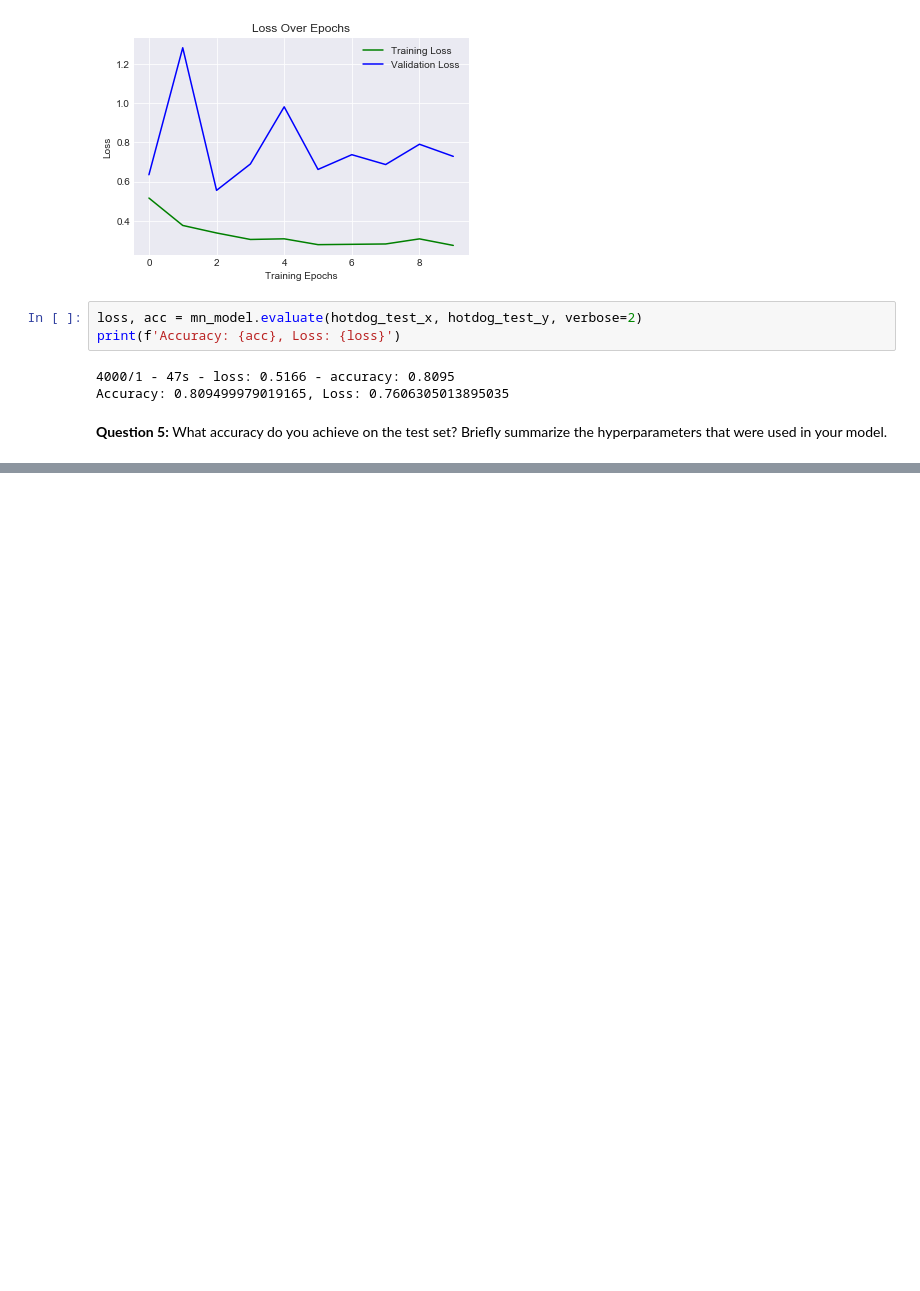
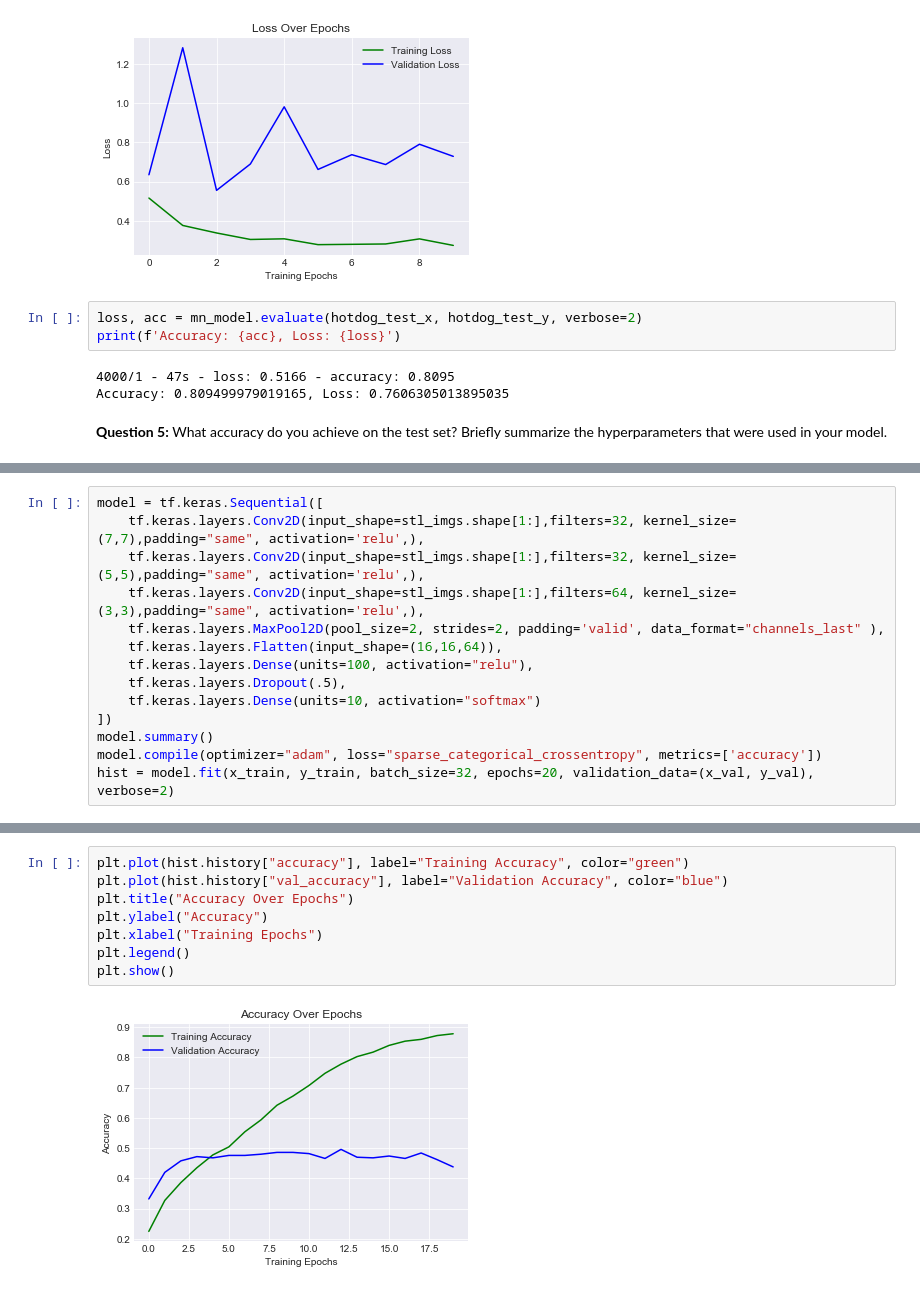
Before and after one commit to ejseal21/NeuralNetworks, a Jupyter notebook: project4/transfer_learning.ipynb, the cells around one changed output, grey strips where cells are left out. Saved outputs shown, nothing was run; the diff lists cells and outputs as text; blank space fills up the shorter version.

```diff
--- a/project4/transfer_learning.ipynb
+++ b/project4/transfer_learning.ipynb
@@ -398,0 +536,14 @@ Accuracy: 0.809499979019165, Loss: 0.7606305013895035
+# %%
+model = tf.keras.Sequential([
+    tf.keras.layers.Conv2D(input_shape=stl_imgs.shape[1:],filters=32, kernel_size=(7,7),padding="same", activation='relu',),
+    tf.keras.layers.Conv2D(input_shape=stl_imgs.shape[1:],filters=32, kernel_size=(5,5),padding="same", activation='relu',),
+    tf.keras.layers.Conv2D(input_shape=stl_imgs.shape[1:],filters=64, kernel_size=(3,3),padding="same", activation='relu',),
+    tf.keras.layers.MaxPool2D(pool_size=2, strides=2, padding='valid', data_format="channels_last" ),
+    tf.keras.layers.Flatten(input_shape=(16,16,64)),
+    tf.keras.layers.Dense(units=100, activation="relu"),
+    tf.keras.layers.Dropout(.5),
+    tf.keras.layers.Dense(units=10, activation="softmax")
+])
+model.summary()
+model.compile(optimizer="adam", loss="sparse_categorical_crossentropy", metrics=['accuracy'])
+hist = model.fit(x_train, y_train, batch_size=32, epochs=20, validation_data=(x_val, y_val), verbose=2)
@@ -398,0 +568,10 @@ Accuracy: 0.809499979019165, Loss: 0.7606305013895035
+# %%
+plt.plot(hist.history["accuracy"], label="Training Accuracy", color="green")
+plt.plot(hist.history["val_accuracy"], label="Validation Accuracy", color="blue")
+plt.title("Accuracy Over Epochs")
+plt.ylabel("Accuracy")
+plt.xlabel("Training Epochs")
+plt.legend()
+plt.show()
+# %% [output]
+[figure, added]
```
Also changed, not shown: parts of 49 cells of this notebook.
